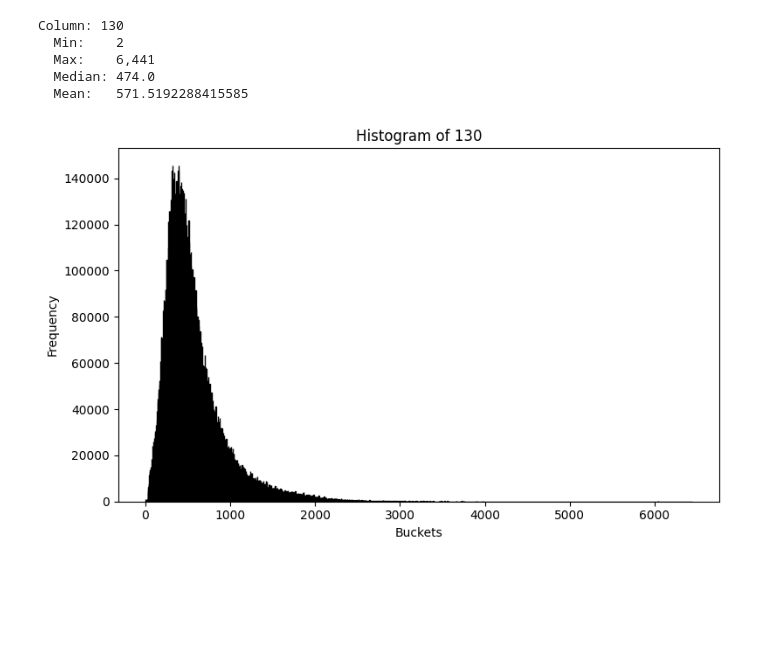
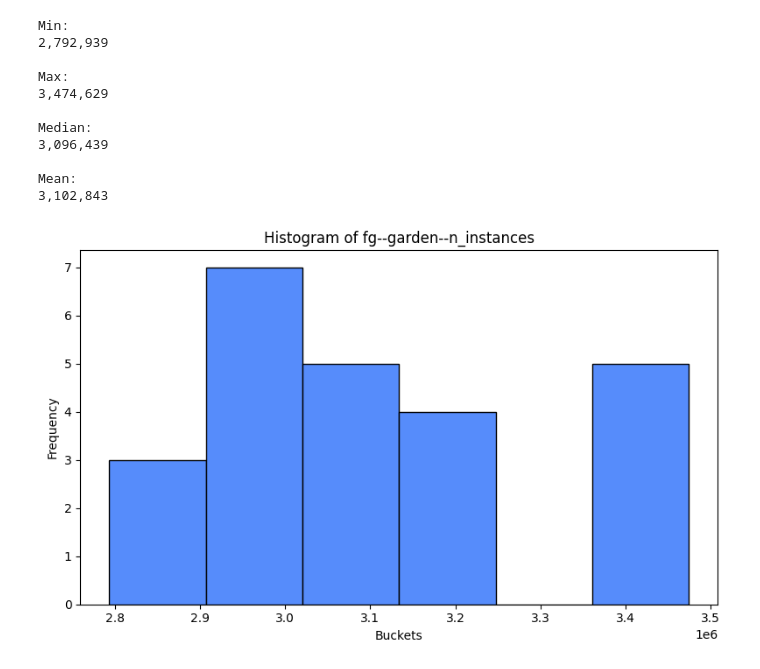
Before and after one commit to PLSE-Splats/model-exploration, a Jupyter notebook: src/model_exploration/empiricals.ipynb, the cells around one changed output. Saved outputs shown, nothing was run; the diff lists cells and outputs as text; code cells hidden in the pictures; blank space fills up the shorter version.

Commit message:
Print all together

```diff
--- a/src/model_exploration/empiricals.ipynb
+++ b/src/model_exploration/empiricals.ipynb
@@ -16,29 +1,37 @@ df.head()
-# %%
-# Compute statistics on the first numeric column
-col = df.select_dtypes(include='number').columns[0]
-
-print(f"Column: {col}")
-print(f"  Min:    {df[col].min():,}")
-print(f"  Max:    {df[col].max():,}")
-print(f"  Median: {df[col].median():,}")
-print(f"  Mean:   {df[col].mean():,}")
-# %% [output]
-Column: 130
-  Min:    2
-  Max:    6,441
-  Median: 474.0
-  Mean:   571.5192288415585
-# %%
-import matplotlib.pyplot as plt
-
-col = df.select_dtypes(include='number').columns[0]
-
-plt.figure(figsize=(8, 5))
-plt.hist(df[col].dropna(), bins='auto', edgecolor='black')
-plt.xlabel('Buckets')
-plt.ylabel('Frequency')
-plt.title(f'Histogram of {col}')
-plt.tight_layout()
-plt.show()
-# %% [output]
-[figure, removed]
+# %%
+from pandas import read_csv
+from os.path import join
+from matplotlib.pyplot import figure, hist, xlabel, ylabel, title, tight_layout, show
+
+METRICS_DIR = "metrics"
+# %%
+def compute_metrics_and_histogram(filename: str):
+    df = read_csv(join(METRICS_DIR, filename + ".csv"), header=None)
+    col = df[0]
+    print(f"Min:\n{col.min():,}\n")
+    print(f"Max:\n{col.max():,}\n")
+    print(f"Median:\n{int(col.median()):,}\n")
+    print(f"Mean:\n{int(round(col.mean())):,}\n")
+
+    figure(figsize=(8, 5))
+    hist(col.dropna(), bins='auto', edgecolor='black')
+    xlabel('Buckets')
+    ylabel('Frequency')
+    title(f'Histogram of {filename}')
+    tight_layout()
+    show()
+# %%
+compute_metrics_and_histogram("fg--garden--n_instances")
+# %% [output]
+Min:
+2,792,939
+
+Max:
+3,474,629
+
+Median:
+3,096,439
+
+Mean:
+3,102,843
+[figure, added]
```
Also changed, not shown: parts of 8 cells of this notebook.
